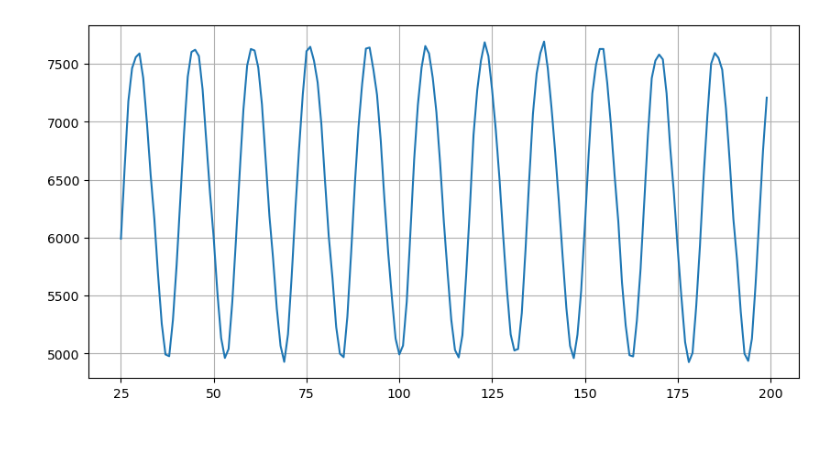
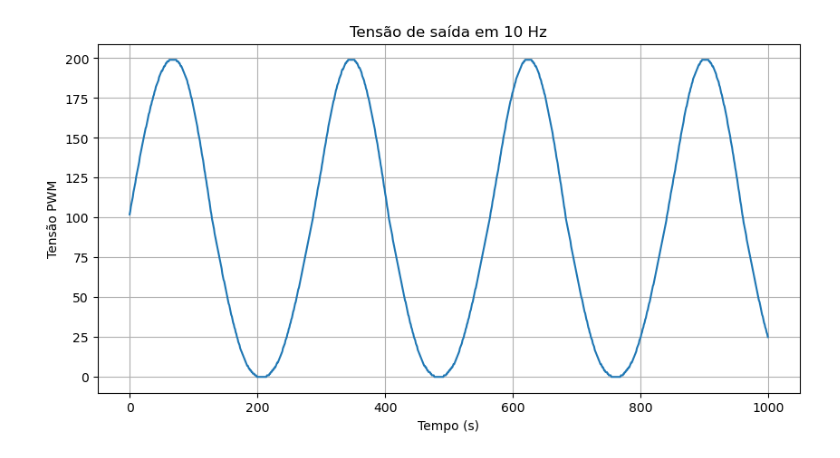
Before and after one commit to camillemotajf/lab_controle, a Jupyter notebook: plot_senoide.ipynb, the cells around one changed output. Cells and saved outputs as stored; diff of their text form; code cells hidden in the pictures.

Commit message:
Plotando o gráfico de saída. Vel.Print = 0

```diff
--- a/plot_senoide.ipynb
+++ b/plot_senoide.ipynb
@@ -3,15 +3,21 @@ import matplotlib.pyplot as plt
 import pandas as pd
 import numpy as np
 # %%
-data = pd.read_csv('dados_senoide_100hz.csv')
-data_rpm = pd.read_csv('dados_rpm_100hz.csv')
+data_10_out = pd.read_csv('dados_senoide_10hz.csv')
+data_100_out = pd.read_csv('dados_senoide_100hz.csv')
+data_1_out = pd.read_csv('dados_senoide_1hz.csv')
+data_01_out = pd.read_csv('dados_senoide_0.1hz.csv')
+
+# data_rpm = pd.read_csv('dados_rpm_100hz.csv')
 # data['Tempo'] = [float(x)*10**-6 for x in data['Tempo']]
 # %%
 plt.figure(figsize=(10,5))
 # plt.plot(data['tempo'].iloc[5:100], data['tensao'].iloc[5:100], label= 'Senoide Ts = 1ms')
-plt.plot(data_rpm['rpm'].iloc[25: 200])
+plt.plot(data_10_out['tensao'].iloc[:1000])
+plt.xlabel('Tempo (s)')
+plt.ylabel('Tensão PWM')
+plt.title('Tensão de saída em 10 Hz')
 plt.grid()
-
 plt.show()
 # %% [output]
-[figure, old version]
+[figure, new version]
```
Also changed, not shown: parts of 3 cells of this notebook, 6 other files.
